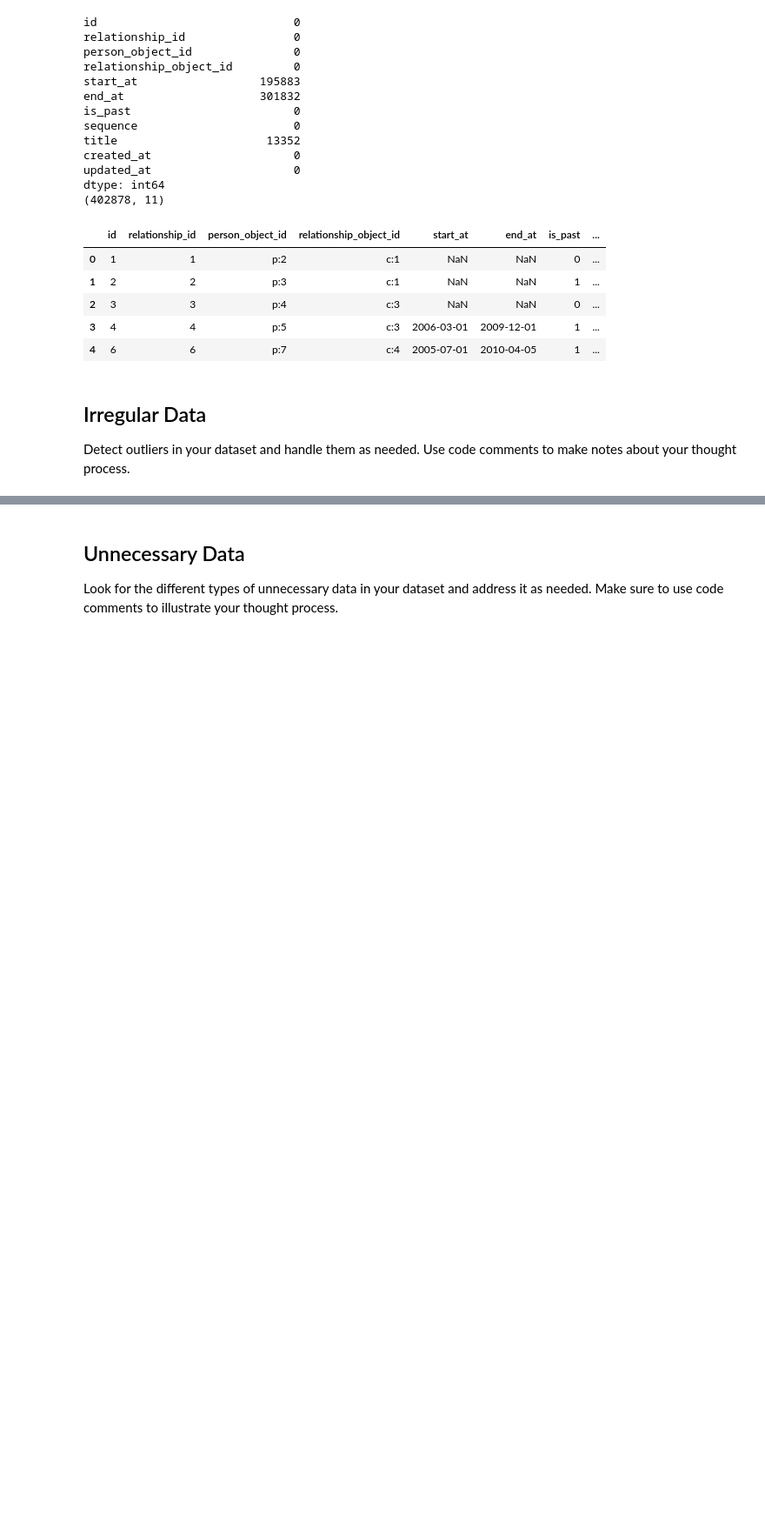
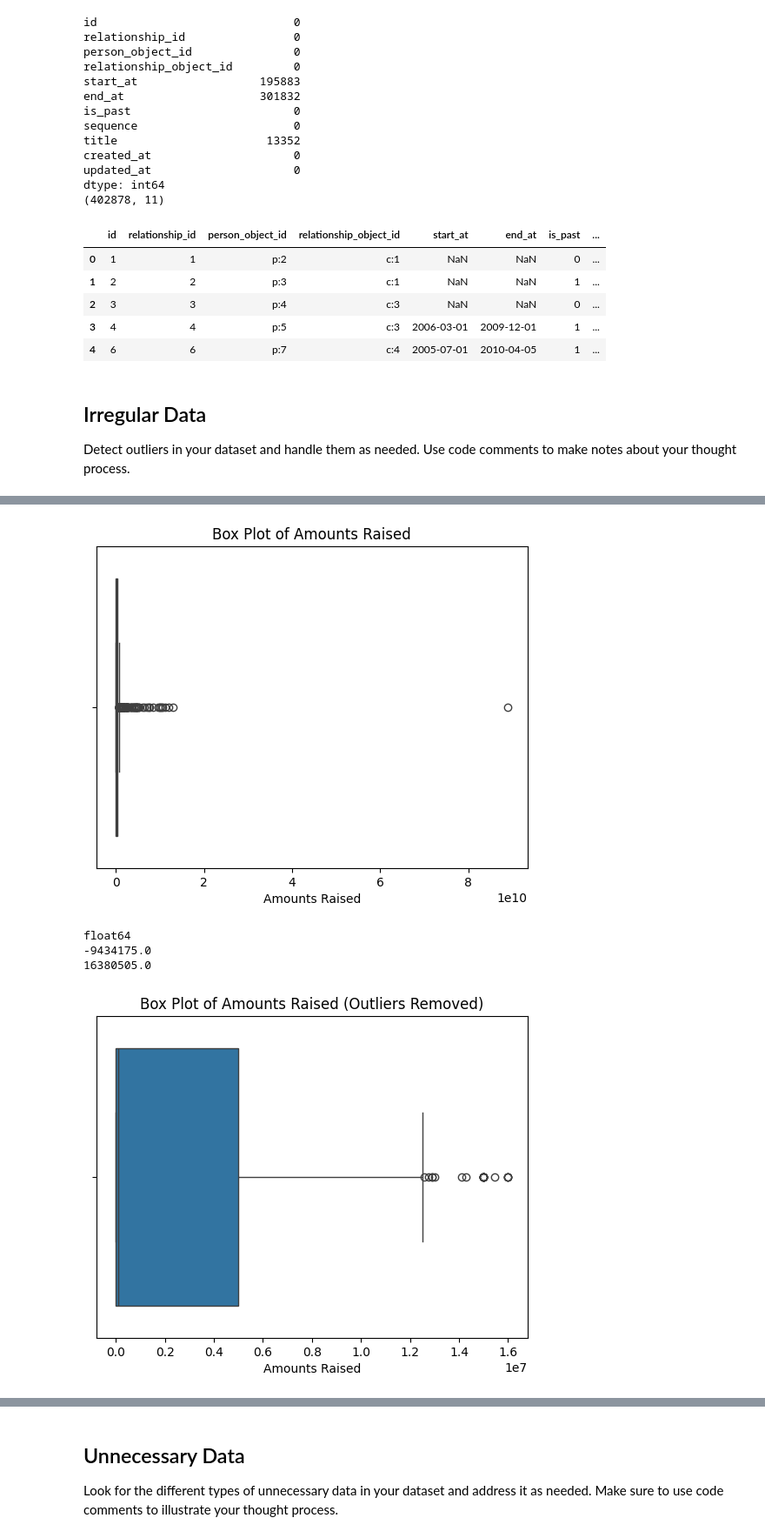
Before and after one commit to bradleytkay/cleaning-data-checkpoint, a Jupyter notebook: checkpoint-three.ipynb, the cells around one changed output, grey strips where cells are left out. Shown: that part at 87% size. Drawn from its saved outputs; the diff is of its cells as text; code cells hidden in the pictures; blank space fills up the shorter version.

```diff
--- a/checkpoint-three.ipynb
+++ b/checkpoint-three.ipynb
@@ -605,0 +669,51 @@ degrees_sorted.head()
+# %%
+# Finding irregular data in table #4: funds_df
+
+# Initial visualization
+sns.boxplot(x='raised_amount', data=funds_df)
+plt.title('Box Plot of Amounts Raised')
+plt.xlabel('Amounts Raised')
+plt.show()
+
+# Looks like there's 1 outlier, way out over $80bn
+
+print(funds_df['raised_amount'].dtype)
+#float64
+
+# Getting rid of any NaNs
+valid_raised_amounts = funding_rounds_df['raised_amount_usd'].dropna()
+
+# Finding outliers with the IQR
+Q1 = valid_raised_amounts.quantile(0.25)
+Q3 = valid_raised_amounts.quantile(0.75)
+IQR = Q3-Q1
+
+lower_bound = Q1 - (1.5 * IQR)
+upper_bound = Q3 + (1.5 * IQR)
+
+outliers = funds_df[
+    (funds_df['raised_amount'] < lower_bound) |
+    (funds_df['raised_amount'] > upper_bound)]
+
+outliers.head()
+
+print(lower_bound)
+print(upper_bound)
+
+cleaned_funds_df = funds_df[
+    (funds_df['raised_amount'] >= lower_bound) &
+    (funds_df['raised_amount'] <= upper_bound)]
+
+cleaned_funds_df.head()
+
+# Visualization of cleaned data
+sns.boxplot(x='raised_amount', data=cleaned_funds_df)
+plt.title('Box Plot of Amounts Raised (Outliers Removed)')
+plt.xlabel('Amounts Raised')
+plt.show()
+# %% [output]
+[figure, added]
+float64
+-9434175.0
+16380505.0
+[figure, added]
```
Also changed, not shown: parts of 16 cells of this notebook.
